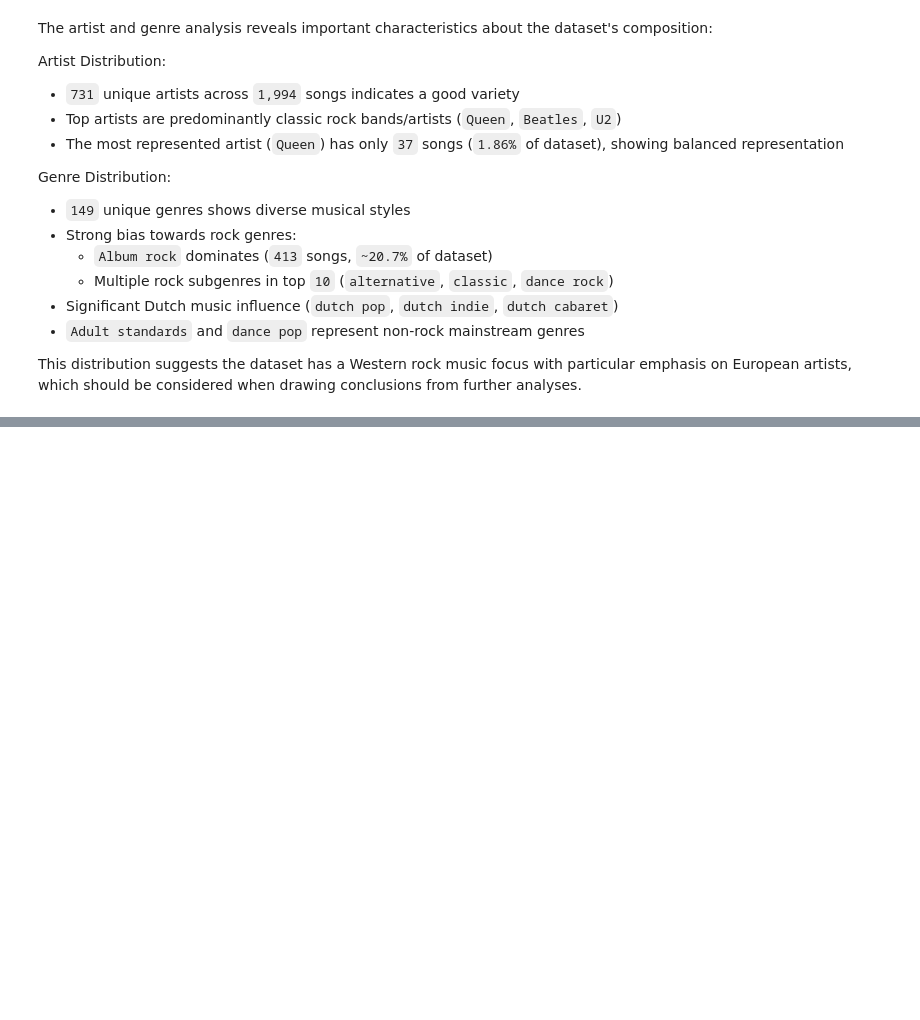
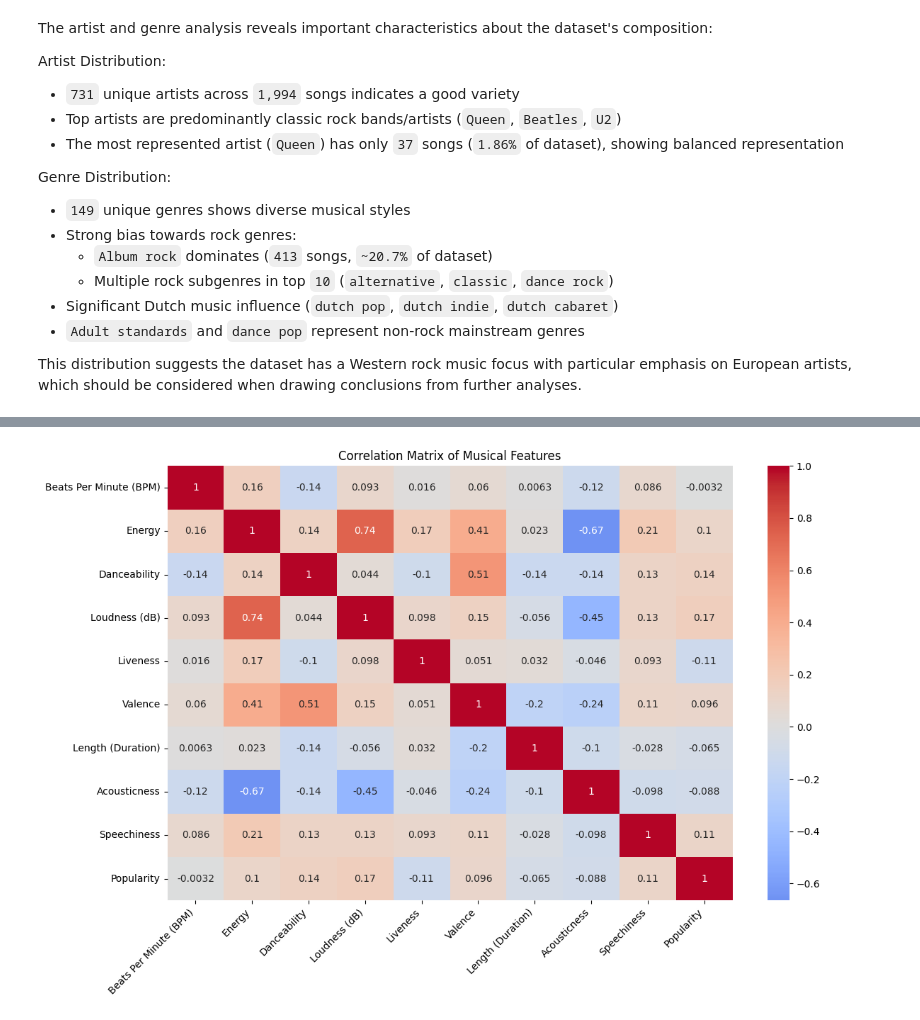
Before and after one commit to betanight/June_Code_Pudding, a Jupyter notebook: eli_analysis.ipynb, the cells around one changed output, grey strips where cells are left out. Saved outputs shown, nothing was run; the diff lists cells and outputs as text; code cells hidden in the pictures; blank space fills up the shorter version.

```diff
--- a/eli_analysis.ipynb
+++ b/eli_analysis.ipynb
@@ -145,0 +300,24 @@ This distribution suggests the dataset has a Western rock music focus with parti
+# %%
+# Declaring numerical columns
+numeric_cols = ['Beats Per Minute (BPM)', 'Energy', 'Danceability', 'Loudness (dB)',
+               'Liveness', 'Valence', 'Length (Duration)', 'Acousticness',
+               'Speechiness', 'Popularity']
+
+# Clean the numeric columns by removing all commas
+for col in numeric_cols:
+    if df[col].dtype == 'object':  # if the column contains strings
+        df[col] = df[col].str.replace(',', '').astype(float)
+
+# Correlation matrix
+correlation_matrix = df[numeric_cols].corr()
+
+# Heatmap
+plt.figure(figsize=(12, 8))
+sns.heatmap(correlation_matrix, annot=True, cmap='coolwarm', center=0)
+plt.title('Correlation Matrix of Musical Features')
+plt.xticks(rotation=45, ha='right')  # Rotate labels for better readability
+plt.yticks(rotation=0)
+plt.tight_layout()
+plt.show()
+# %% [output]
+[figure, added]
```
Also changed, not shown: parts of 18 cells of this notebook, 1 other file.
